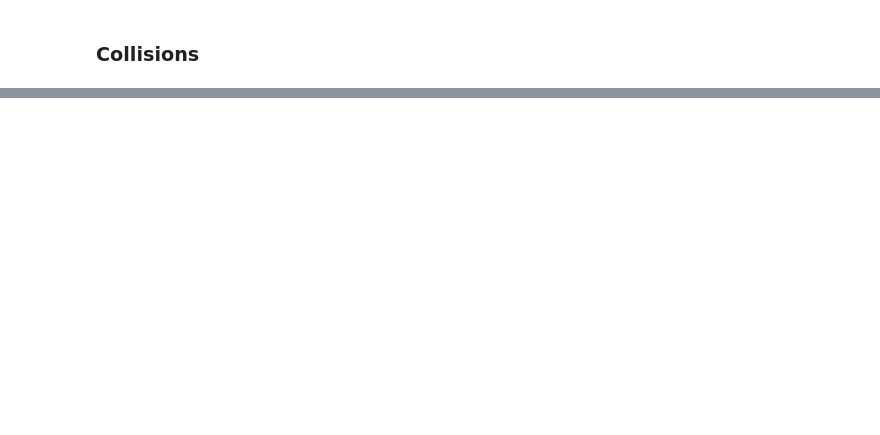
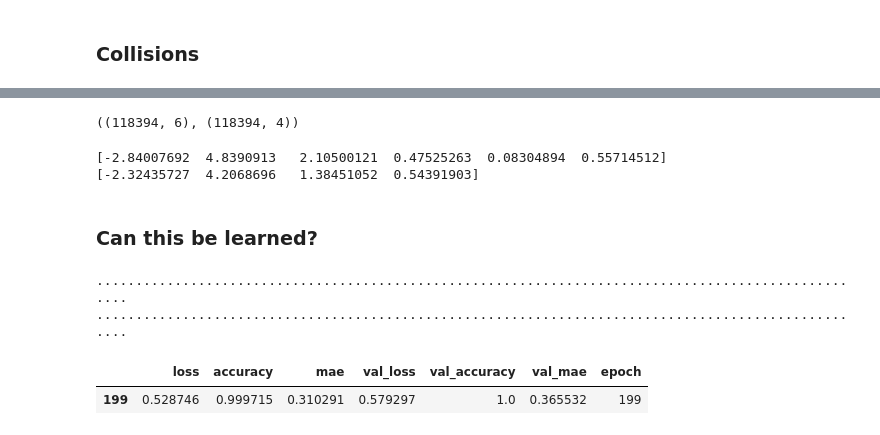
Before and after one commit to henrfj/master_thesis_2023, a Jupyter notebook: DDPG/plotting.ipynb, the cells around one changed output, grey strips where cells are left out. Cells and saved outputs as stored; diff of their text form; code cells hidden in the pictures; blank space fills up the shorter version.

```diff
--- a/DDPG/plotting.ipynb
+++ b/DDPG/plotting.ipynb
@@ -136,0 +139,16 @@ plt.show()
+# %%
+X = np.loadtxt('traindata/v40_v22_fw_dist_1_input.txt', dtype=float)
+Y = np.loadtxt('traindata/v40_v22_fw_dist_1_output.txt', dtype=float)
+# %%
+X.shape, Y.shape
+# %% [output]
+((118394, 6), (118394, 4))
+# %%
+print(X[600])
+
+print(Y[600])
+# %% [output]
+[-2.84007692  4.8390913   2.10500121  0.47525263  0.08304894  0.55714512]
+[-2.32435727  4.2068696   1.38451052  0.54391903]
+# %% [markdown]
+### Can this be learned?
@@ -136,0 +161,35 @@ plt.show()
+# %%
+early_stop = tf.keras.callbacks.EarlyStopping(monitor='val_loss', mode="min", verbose=1, patience=25) # 50
+class PrintDot(tf.keras.callbacks.Callback):
+    def on_epoch_end(self, epoch, logs):
+        if epoch % 100 == 0: print('')
+        print('.', end='')
+# %%
+# The model
+model = tf.keras.Sequential()
+# Input
+model.add(layers.Dense(X.shape[-1], activation=tf.nn.relu))
+model.add(layers.Dense(64, activation=tf.nn.relu))
+model.add(layers.Dense(64, activation=tf.nn.relu))
+# Output
+model.add(layers.Dense(Y.shape[-1], activation="linear"))
+# Compile
+model.compile(optimizer=keras.optimizers.Adam(),
+              loss=keras.losses.MeanSquaredError(),
+              metrics=['accuracy', 'mae']
+              )
+# %%
+history = model.fit(x=X, y=Y,
+                    batch_size=512, # Not setting gave 90% Accuracy
+                    epochs=1000, verbose=0, validation_split = 0.2,
+                    callbacks=[early_stop, PrintDot()])
+# %% [output]
+....................................................................................................
+....................................................................................................
+# %%
+hist1 = pd.DataFrame(history.history)
+hist1['epoch'] = history.epoch
+hist1.tail(1)
+# %% [output]
+|  | loss | accuracy | mae | val_loss | val_accuracy | val_mae | epoch |
+| 199 | 0.528746 | 0.999715 | 0.310291 | 0.579297 | 1.0 | 0.365532 | 199 |
```
Also changed, not shown: parts of 13 cells of this notebook, 18 other files.
